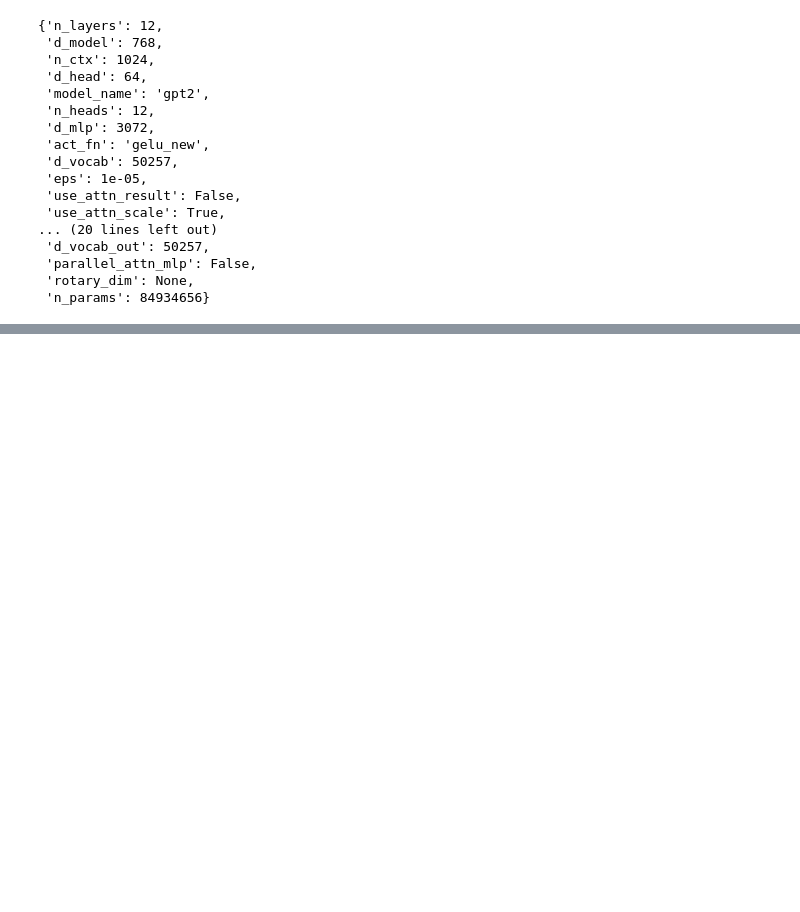
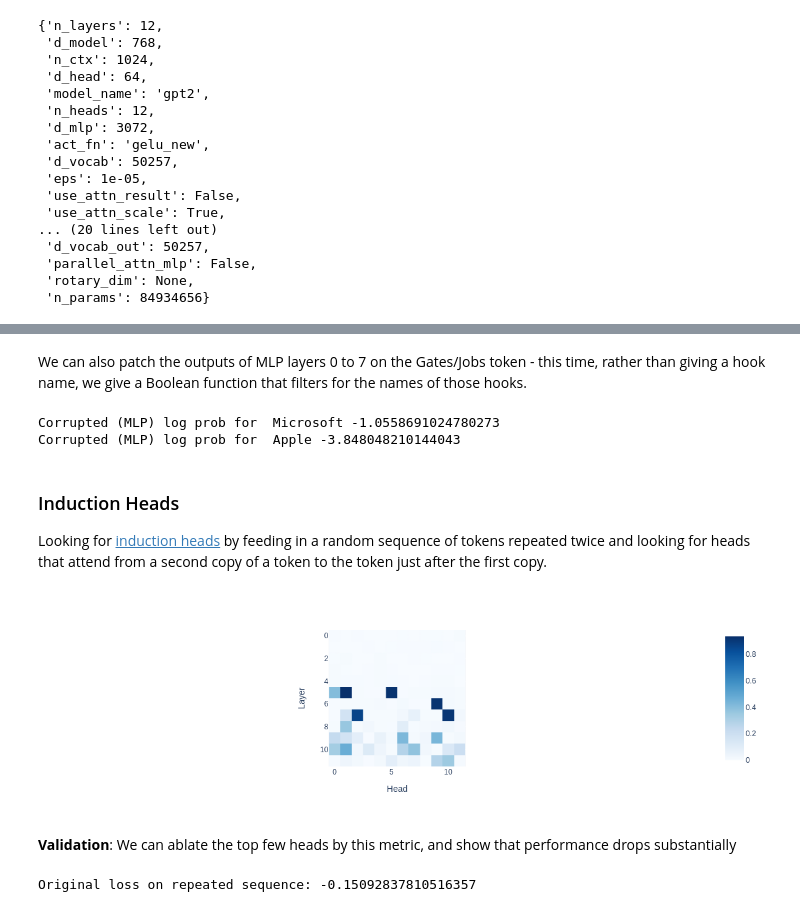
Before and after one commit to poppingtonic/transformer-visualization, a Jupyter notebook: Language-Model-Interpretability-With-EasyTransformer.ipynb, the cells around one changed output, grey strips where cells are left out. Cells and saved outputs as stored; diff of their text form; code cells hidden in the pictures; blank space fills up the shorter version.

```diff
--- a/Language-Model-Interpretability-With-EasyTransformer.ipynb
+++ b/Language-Model-Interpretability-With-EasyTransformer.ipynb
@@ -267,0 +727,2 @@ Reference: Hyperparameters for the model
+# %% [markdown]
+We can also patch the outputs of MLP layers 0 to 7 on the Gates/Jobs token - this time, rather than giving a hook name, we give a Boolean function that filters for the names of those hooks.
@@ -267,0 +742,61 @@ Reference: Hyperparameters for the model
+# %%
+corrupted_logits = model.run_with_hooks(
+    prompt2, fwd_hooks=[(filter_middle_mlps, patch_mlp_post)]
+)
+corrupted_log_probs = F.log_softmax(corrupted_logits, dim=-1)
+print(
+    "Corrupted (MLP) log prob for",
+    resp1,
+    corrupted_log_probs[0, -1, logit_index1].item()
+)
+print(
+    "Corrupted (MLP) log prob for",
+    resp2,
+    corrupted_log_probs[0, -1, logit_index2].item()
+)
+# %% [output]
+Corrupted (MLP) log prob for  Microsoft -1.0558691024780273
+Corrupted (MLP) log prob for  Apple -3.848048210144043
+# %% [markdown]
+### Induction Heads
+Looking for [induction heads](https://transformer-circuits.pub/2022/in-context-learning-and-induction-heads/index.html) by feeding in a random sequence of tokens repeated twice and looking for heads that attend from a second copy of a token to the token just after the first copy.
+# %%
+seq_len = 100
+rand_tokens = torch.randint(1000, 10000, (4, seq_len))
+rand_tokens_repeat = einops.repeat(rand_tokens, "batch pos -> batch (2 pos)").to(device)
+# %%
+induction_scores_array = np.zeros((model.cfg.n_layers, model.cfg.n_heads))
+
+def calc_induction_score(attn_pattern, hook):
+    """Pattern has shape [batch, index, query_pos, key_pos]
+    """
+    induction_stripe = attn_pattern.diagonal(1 - seq_len, dim1=-2, dim2=-1)
+    induction_scores = einops.reduce(
+        induction_stripe, "batch index pos -> index", "mean"
+    )
+    # store the scores in a common array
+    induction_scores_array[hook.layer()] = induction_scores.detach().cpu().numpy()
+# %%
+def filter_attn_hooks(hook_name):
+    split_name = hook_name.split(".")
+    return split_name[-1] == "hook_attn"
+# %%
+induction_logits = model.run_with_hooks(
+    rand_tokens_repeat, fwd_hooks=[(filter_attn_hooks, calc_induction_score)]
+)
+px.imshow(induction_scores_array,
+          labels={"y": "Layer", "x": "Head"},
+          color_continuous_scale="Blues",
+         )
+# %% [output]
+[figure, added]
+# %% [markdown]
+**Validation**: We can ablate the top few heads by this metric, and show that performance drops substantially
+# %%
+induction_logits = model(rand_tokens_repeat)
+induction_log_probs = F.log_softmax(induction_logits, dim=-1)
+induction_pred_log_probs = torch.gather(
+    induction_log_probs[:, :-1], -1, rand_tokens_repeat[:, 1:, None]
+)[..., 0]
+# %% [output]
+Original loss on repeated sequence: -0.15092837810516357
```
Also changed, not shown: parts of 56 cells of this notebook.
